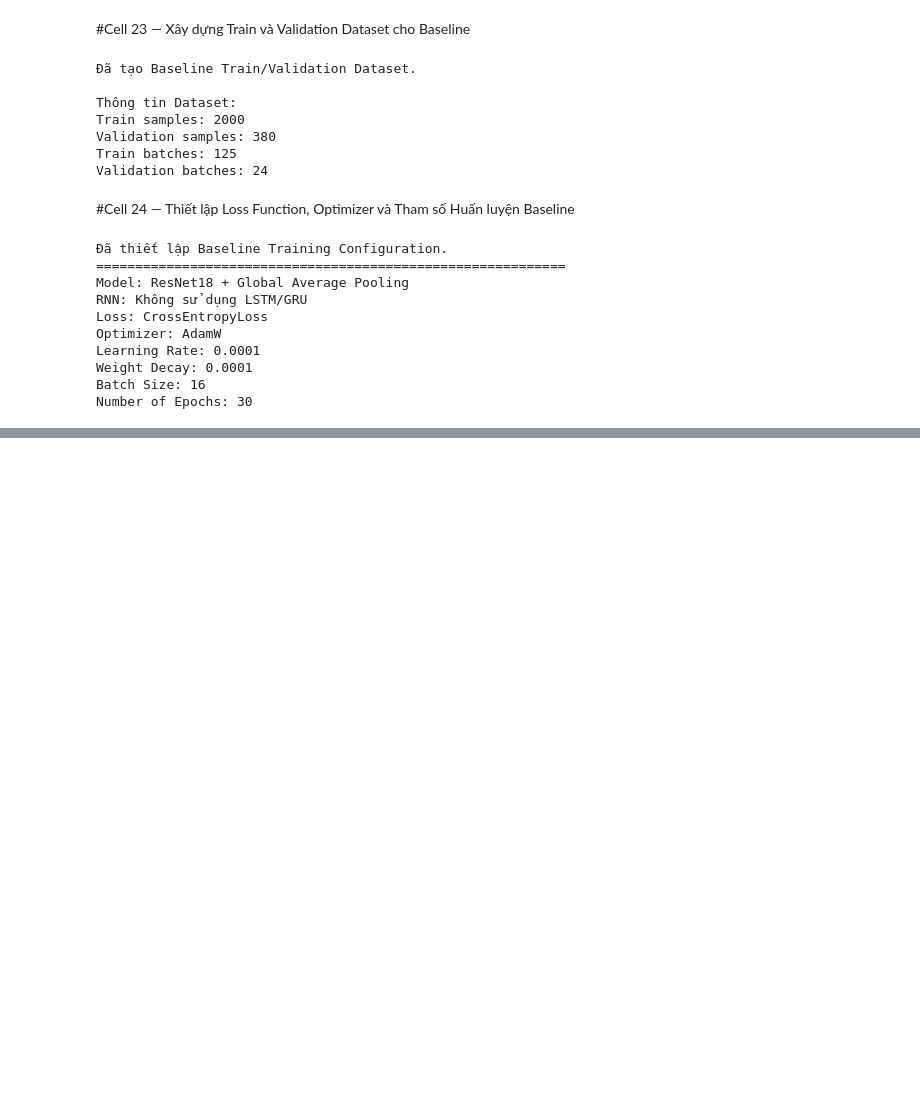
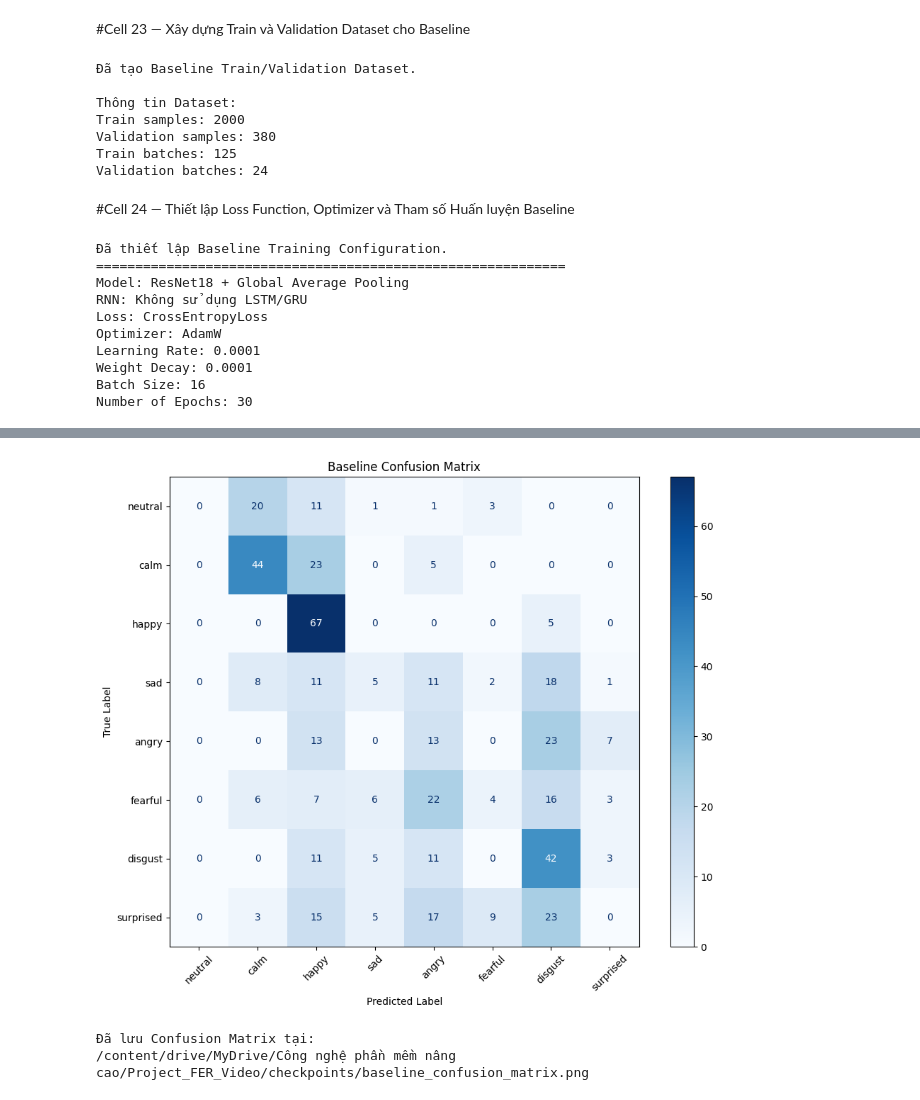
Before and after one commit to Wuanzz/FER-Video-Emotion-Recognition, a Jupyter notebook: model_evaluation.ipynb, the cells around one changed output, grey strips where cells are left out. Drawn from its saved outputs; the diff is of its cells as text; code cells hidden in the pictures; blank space fills up the shorter version.

Commit message:
Update model evaluation and baseline experiments

```diff
--- a/model_evaluation.ipynb
+++ b/model_evaluation.ipynb
@@ -1912,0 +2199,77 @@ KeyboardInterrupt:
+# %%
+import os
+import numpy as np
+import matplotlib.pyplot as plt
+from sklearn.metrics import confusion_matrix, ConfusionMatrixDisplay
+
+print("TẠO CONFUSION MATRIX CHO BASELINE")
+print("=" * 70)
+
+# ============================================================
+# 1. Tạo Confusion Matrix
+# ============================================================
+
+cm = confusion_matrix(
+    baseline_y_true,
+    baseline_y_pred
+)
+
+print("Confusion Matrix:")
+print(cm)
+
+
+# ============================================================
+# 2. Vẽ Confusion Matrix
+# ============================================================
+
+fig, ax = plt.subplots(
+    figsize=(10, 8)
+)
+
+disp = ConfusionMatrixDisplay(
+    confusion_matrix=cm,
+    display_labels=CLASS_NAMES
+)
+
+disp.plot(
+    ax=ax,
+    cmap="Blues",
+    xticks_rotation=45,
+    values_format="d"
+)
+
+plt.title(
+    "Baseline Confusion Matrix"
+)
+
+plt.xlabel(
+    "Predicted Label"
+)
+
+plt.ylabel(
+    "True Label"
+)
+
+plt.tight_layout()
+
+
+# ============================================================
+# 3. Lưu hình
+# ============================================================
+
+baseline_cm_path = os.path.join(
+    CHECKPOINT_DIR,
+    "baseline_confusion_matrix.png"
+)
+
+plt.savefig(
+    baseline_cm_path,
+    dpi=300,
+    bbox_inches="tight"
+)
+
+plt.show()
+
+print("\nĐã lưu Confusion Matrix tại:")
+print(baseline_cm_path)
+# %% [output]
@@ -1912,0 +2287,3 @@ KeyboardInterrupt:
+[figure, added]
+Đã lưu Confusion Matrix tại:
+/content/drive/MyDrive/Công nghệ phần mềm nâng cao/Project_FER_Video/checkpoints/baseline_confusion_matrix.png
```
Also changed, not shown: parts of 22 cells of this notebook.
